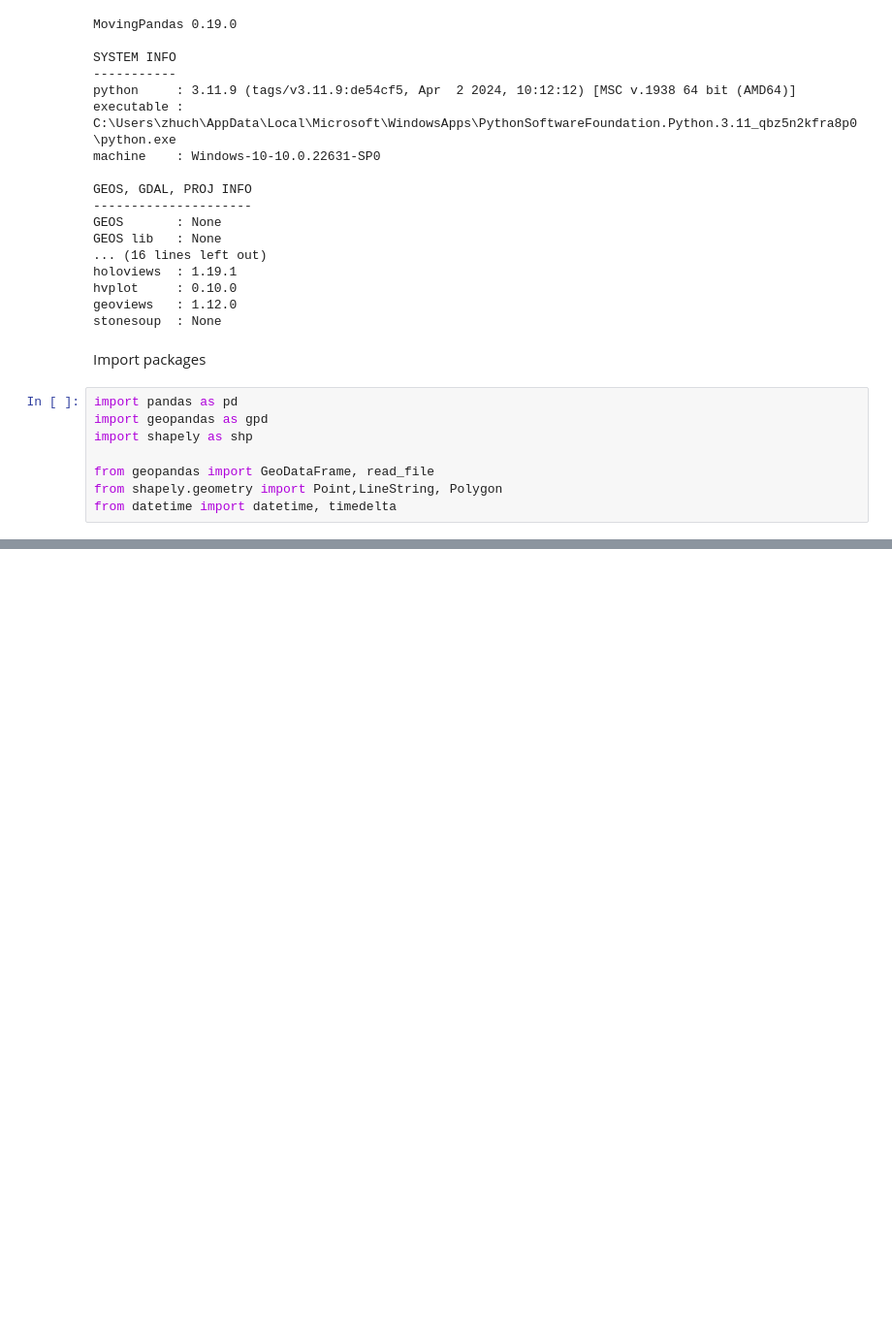
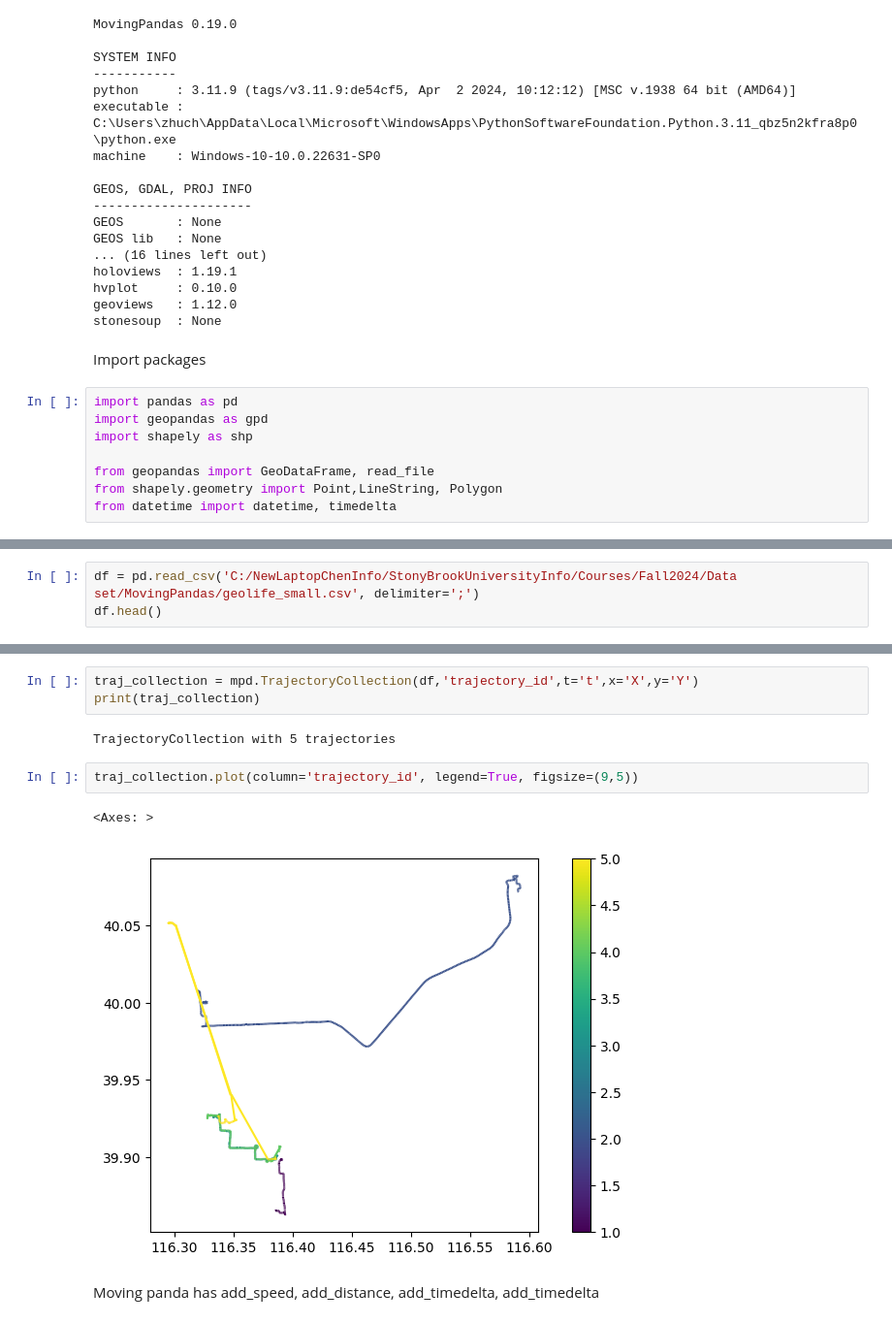
Before and after one commit to ChenZhu50/Trajectory_Research, a Jupyter notebook: MovingPanda/movingpanda.ipynb, the cells around one changed output, grey strips where cells are left out. Shown at 97% size. Saved outputs shown, nothing was run; the diff lists cells and outputs as text; blank space fills up the shorter version.

```diff
--- a/MovingPanda/movingpanda.ipynb
+++ b/MovingPanda/movingpanda.ipynb
@@ -50,0 +83,3 @@ class Trajectory:
+# %%
+df = pd.read_csv('C:/NewLaptopChenInfo/StonyBrookUniversityInfo/Courses/Fall2024/Data set/MovingPandas/geolife_small.csv', delimiter=';')
+df.head()
@@ -50,0 +93,12 @@ class Trajectory:
+# %%
+traj_collection = mpd.TrajectoryCollection(df,'trajectory_id',t='t',x='X',y='Y')
+print(traj_collection)
+# %% [output]
+TrajectoryCollection with 5 trajectories
+# %%
+traj_collection.plot(column='trajectory_id', legend=True, figsize=(9,5))
+# %% [output]
+<Axes: >
+[figure, added]
+# %% [markdown]
+Moving panda has add_speed, add_distance, add_timedelta, add_timedelta
```
Also changed, not shown: parts of 7 cells of this notebook.
